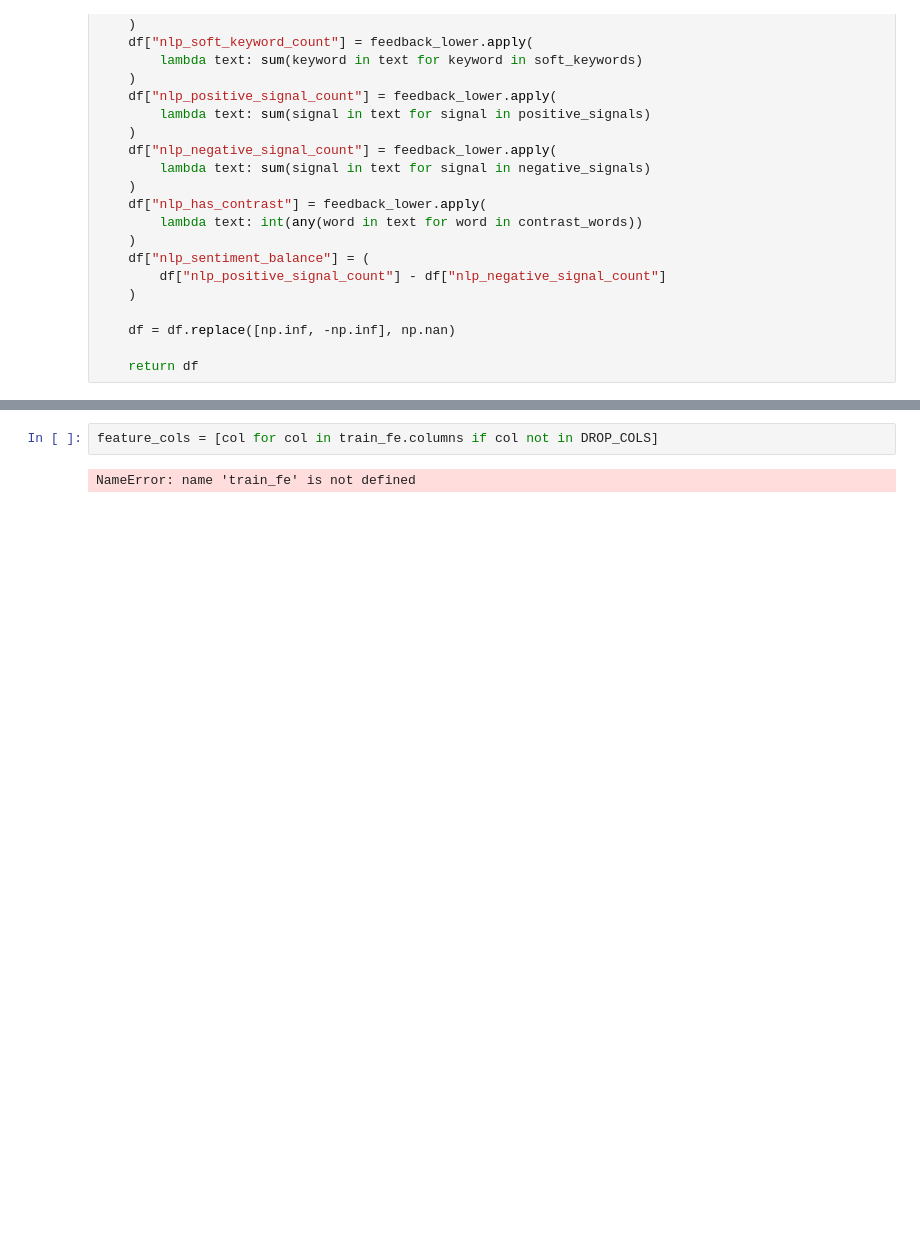
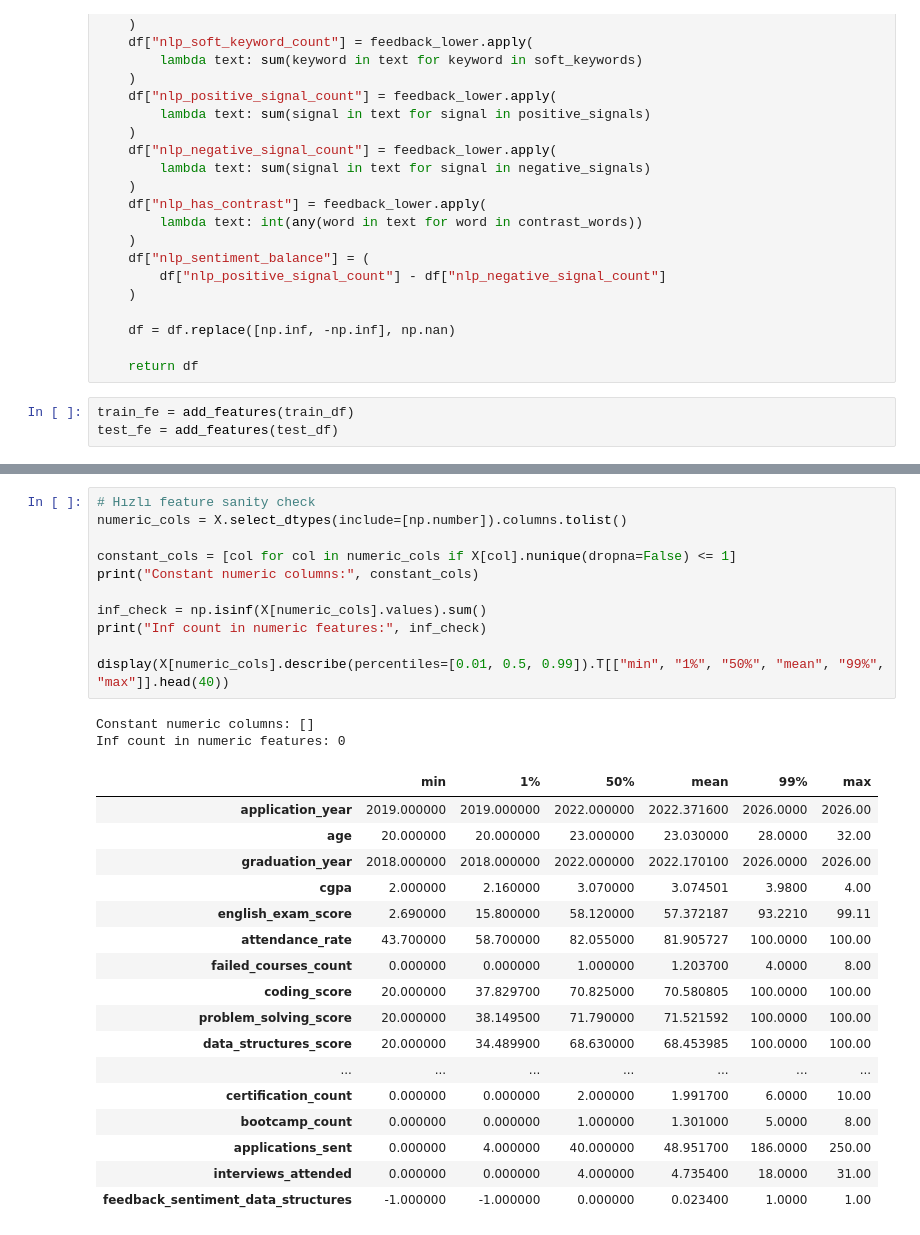
Before and after one commit to kompaz/BTK-Akademi-Datathon-2026, a Jupyter notebook: catboost_text_oof_feature_v1.ipynb, the cells around one changed output, grey strips where cells are left out. Saved outputs shown, nothing was run; the diff lists cells and outputs as text; blank space fills up the shorter version.

Commit message:
added model train

```diff
--- a/catboost_text_oof_feature_v1.ipynb
+++ b/catboost_text_oof_feature_v1.ipynb
@@ -1635,6 +1635,9 @@ def add_features(df: pd.DataFrame) -> pd.DataFrame:
     df = df.replace([np.inf, -np.inf], np.nan)
 
     return df
+# %%
+train_fe = add_features(train_df)
+test_fe = add_features(test_df)
 # %%
 DROP_COLS = [
     TARGET,
@@ -1673,6 +1676,33 @@ Categorical columns: ['department', 'university_tier', 'target_role', 'hobby', '
 | 3 | 2019 | 22 | 2018 | Computer Engineering | Tier 1 | 2.82 | 54.85 | ... |
 | 4 | 2026 | 22 | 2026 | Computer Engineering | Tier 3 | 2.28 | 72.25 | ... |
 # %%
-feature_cols = [col for col in train_fe.columns if col not in DROP_COLS]
+# Hızlı feature sanity check
+numeric_cols = X.select_dtypes(include=[np.number]).columns.tolist()
+
+constant_cols = [col for col in numeric_cols if X[col].nunique(dropna=False) <= 1]
+print("Constant numeric columns:", constant_cols)
+
+inf_check = np.isinf(X[numeric_cols].values).sum()
+print("Inf count in numeric features:", inf_check)
+
+display(X[numeric_cols].describe(percentiles=[0.01, 0.5, 0.99]).T[["min", "1%", "50%", "mean", "99%", "max"]].head(40))
 # %% [output]
-NameError: name 'train_fe' is not defined
+Constant numeric columns: []
+Inf count in numeric features: 0
+|  | min | 1% | 50% | mean | 99% | max |
+| application_year | 2019.000000 | 2019.000000 | 2022.000000 | 2022.371600 | 2026.0000 | 2026.00 |
+| age | 20.000000 | 20.000000 | 23.000000 | 23.030000 | 28.0000 | 32.00 |
+| graduation_year | 2018.000000 | 2018.000000 | 2022.000000 | 2022.170100 | 2026.0000 | 2026.00 |
+| cgpa | 2.000000 | 2.160000 | 3.070000 | 3.074501 | 3.9800 | 4.00 |
+| english_exam_score | 2.690000 | 15.800000 | 58.120000 | 57.372187 | 93.2210 | 99.11 |
+| attendance_rate | 43.700000 | 58.700000 | 82.055000 | 81.905727 | 100.0000 | 100.00 |
+| failed_courses_count | 0.000000 | 0.000000 | 1.000000 | 1.203700 | 4.0000 | 8.00 |
+| coding_score | 20.000000 | 37.829700 | 70.825000 | 70.580805 | 100.0000 | 100.00 |
+| problem_solving_score | 20.000000 | 38.149500 | 71.790000 | 71.521592 | 100.0000 | 100.00 |
+| data_structures_score | 20.000000 | 34.489900 | 68.630000 | 68.453985 | 100.0000 | 100.00 |
+| ... | ... | ... | ... | ... | ... | ... |
+| certification_count | 0.000000 | 0.000000 | 2.000000 | 1.991700 | 6.0000 | 10.00 |
+| bootcamp_count | 0.000000 | 0.000000 | 1.000000 | 1.301000 | 5.0000 | 8.00 |
+| applications_sent | 0.000000 | 4.000000 | 40.000000 | 48.951700 | 186.0000 | 250.00 |
+| interviews_attended | 0.000000 | 0.000000 | 4.000000 | 4.735400 | 18.0000 | 31.00 |
+| feedback_sentiment_data_structures | -1.000000 | -1.000000 | 0.000000 | 0.023400 | 1.0000 | 1.00 |
```
Also changed, not shown: parts of 4 cells of this notebook.
